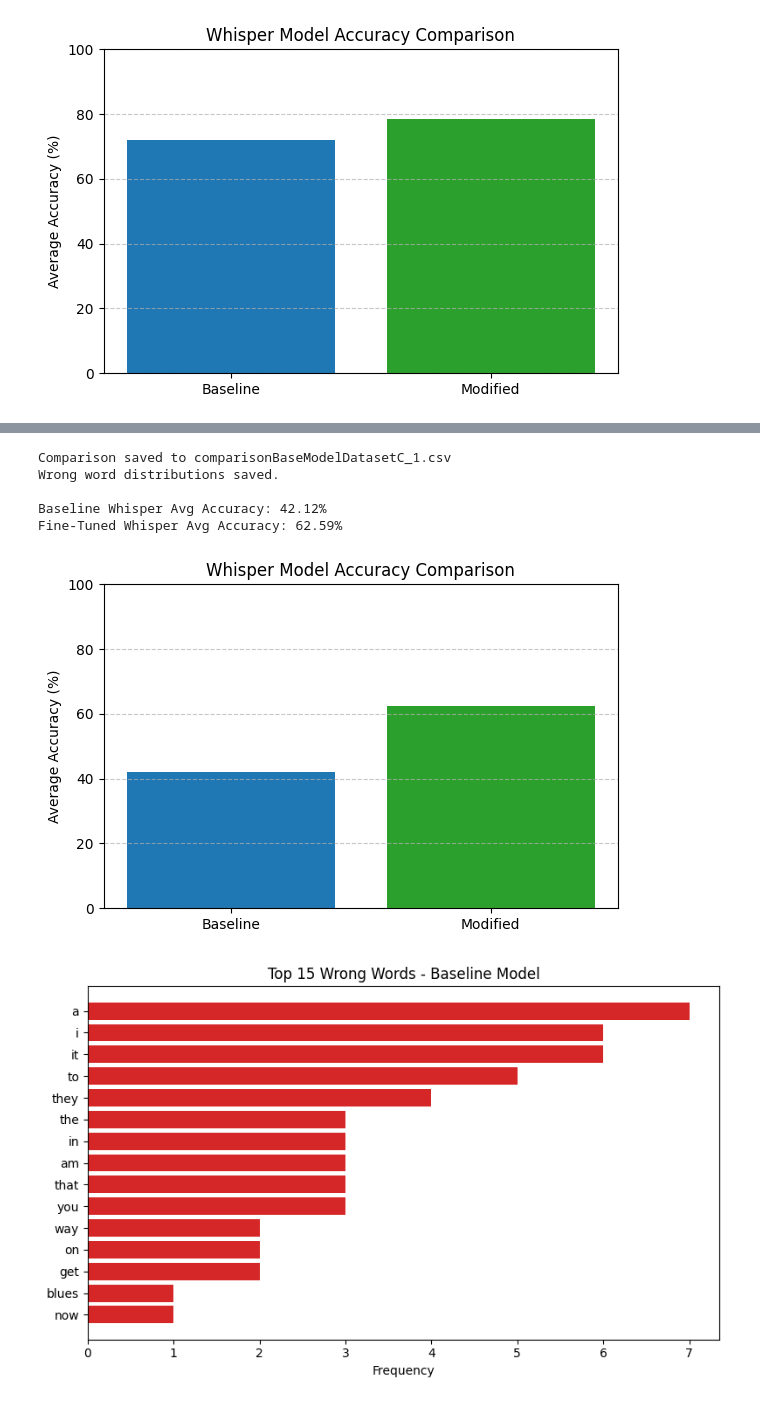
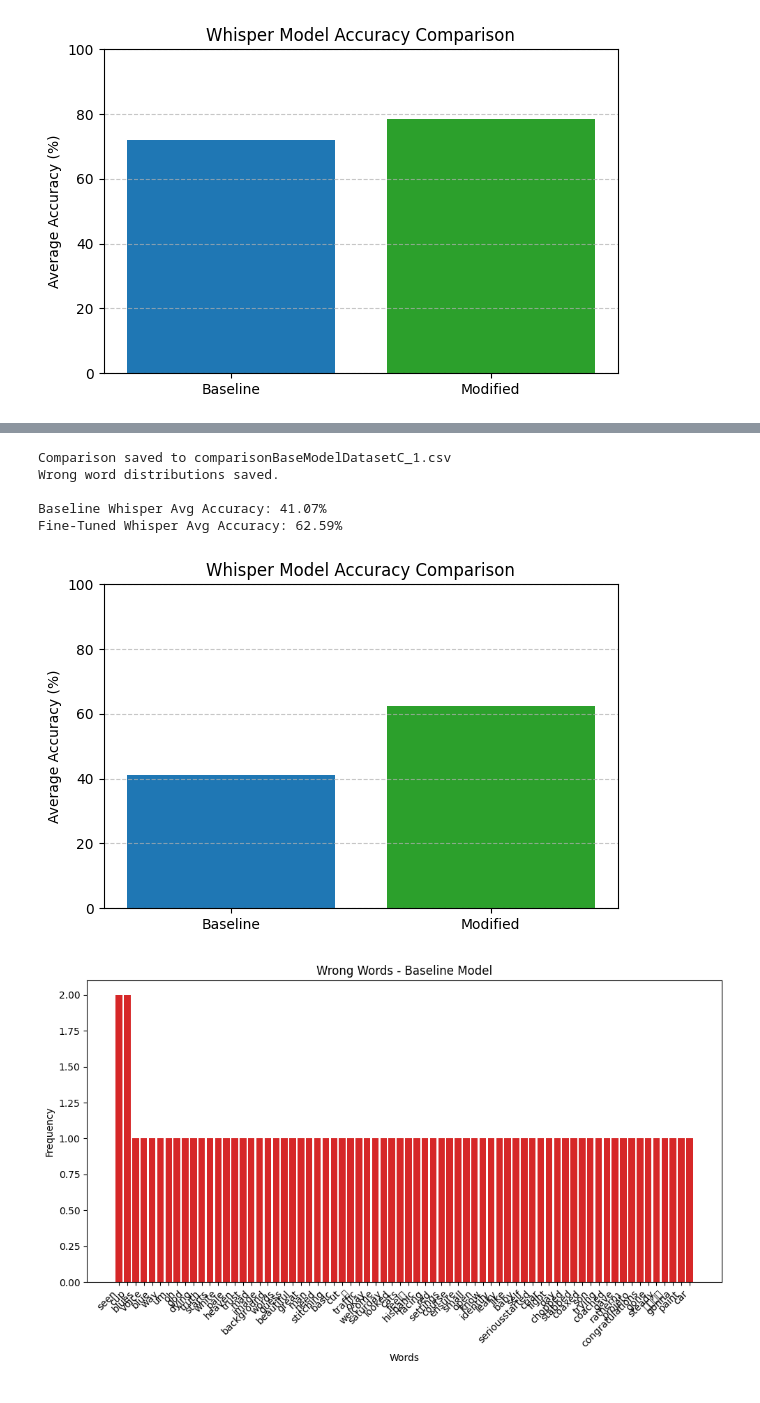
Before and after one commit to Ashish-we/Transcription, a Jupyter notebook: correctPerformanceComparision.ipynb, the cells around one changed output, grey strips where cells are left out. Drawn from its saved outputs; the diff is of its cells as text; code cells hidden in the pictures.

Commit message:
Update correctPerformanceComparision to perform alignment truth and hypothesis using difflib while filtering stop words

```diff
--- a/correctPerformanceComparision.ipynb
+++ b/correctPerformanceComparision.ipynb
@@ -998,6 +1021,7 @@ import torch
 import torchaudio
 from collections import Counter
 import matplotlib.pyplot as plt
+import spacy
 
 # Setup
 warnings.filterwarnings("ignore", category=UserWarning)
@@ -1012,6 +1036,9 @@ transforms = jiwer.Compose([
     jiwer.RemovePunctuation(),
     jiwer.ReduceToListOfListOfWords(),
 ])
+
+nlp = spacy.load('en_core_web_sm')
+stop_words = nlp.Defaults.stop_words
 
 supported_formats = (".mp3", ".wav")
 
@@ -1040,16 +1067,17 @@ def custom_transcribe(audio_path):
 
 def get_wrong_words(truth, hypothesis):
     """
-    Compare two word lists and return the list of wrong hypothesis words.
+    Align truth and hypothesis using difflib and return mismatched content words in hypothesis.
     """
     wrong_words = []
-    min_len = min(len(truth), len(hypothesis))
-    for i in range(min_len):
-        if truth[i] != hypothesis[i]:
-            wrong_words.append(hypothesis[i])
-    # Consider extra words in hypothesis as wrong
-    if len(hypothesis) > len(truth):
-        wrong_words.extend(hypothesis[min_len:])
+    matcher = difflib.SequenceMatcher(None, truth, hypothesis)
+
+    for tag, i1, i2, j1, j2 in matcher.get_opcodes():
+        if tag != "equal":
+            # Only focus on content words
+            for word in hypothesis[j1:j2]:
+                if word not in stop_words:
+                    wrong_words.append(word)
     return wrong_words
 
 def transcribe_with_both_models(audio_dir):
@@ -1142,41 +1170,41 @@ save_wrong_word_distribution(modified_wrong_words, "modified_wrong_words_c.csv")
 print("Wrong word distributions saved.")
 
 # Print average accuracy
 baseline_avg = sum([x["accuracy"] for x in baseline_results]) / len(baseline_results)
 modified_avg = sum([x["accuracy"] for x in modified_results]) / len(modified_results)
 print(f"\nBaseline Whisper Avg Accuracy: {baseline_avg:.2f}%")
 print(f"Fine-Tuned Whisper Avg Accuracy: {modified_avg:.2f}%")
 
 # Plot Comparison
 plt.figure(figsize=(6, 4))
 plt.bar(["Baseline", "Modified"], [baseline_avg, modified_avg], color=["#1f77b4", "#2ca02c"])
 plt.ylabel("Average Accuracy (%)")
 plt.title("Whisper Model Accuracy Comparison")
 plt.ylim(0, 100)
 plt.grid(True, axis='y', linestyle='--', alpha=0.7)
 plt.tight_layout()
 plt.savefig("whisper_accuracy_comparison.png")
 plt.show()
 
-# Optional: plot top wrong words
 def plot_top_wrong_words(counter, title, filename):
-    words, counts = zip(*counter.most_common(15))
-    plt.figure(figsize=(8, 5))
-    plt.barh(words, counts, color="#d62728")
-    plt.xlabel("Frequency")
+    words, counts = zip(*counter.most_common())
+    plt.figure(figsize=(10, 6))
+    plt.bar(words, counts, color="#d62728")
+    plt.ylabel("Frequency")
+    plt.xlabel("Words")
     plt.title(title)
-    plt.gca().invert_yaxis()
+    plt.xticks(rotation=45, ha='right')  # Rotates labels for better readability
     plt.tight_layout()
     plt.savefig(filename)
     plt.show()
 
-plot_top_wrong_words(baseline_wrong_words, "Top 15 Wrong Words - Baseline Model", "baseline_wrong_words_c.png")
-plot_top_wrong_words(modified_wrong_words, "Top 15 Wrong Words - Fine-tuned Model", "modified_wrong_words_c.png")
+plot_top_wrong_words(baseline_wrong_words, "Wrong Words - Baseline Model", "baseline_wrong_words_c.png")
+plot_top_wrong_words(modified_wrong_words, "Wrong Words - Fine-tuned Model", "modified_wrong_words_c.png")
 # %% [output]
 Comparison saved to comparisonBaseModelDatasetC_1.csv
 Wrong word distributions saved.
 
-Baseline Whisper Avg Accuracy: 42.12%
+Baseline Whisper Avg Accuracy: 41.07%
 Fine-Tuned Whisper Avg Accuracy: 62.59%
-[figure, old version]
+[figure, new version]
-[figure, old version]
+[figure, new version]
```
Also changed, not shown: parts of 5 cells of this notebook, 12 other files.
